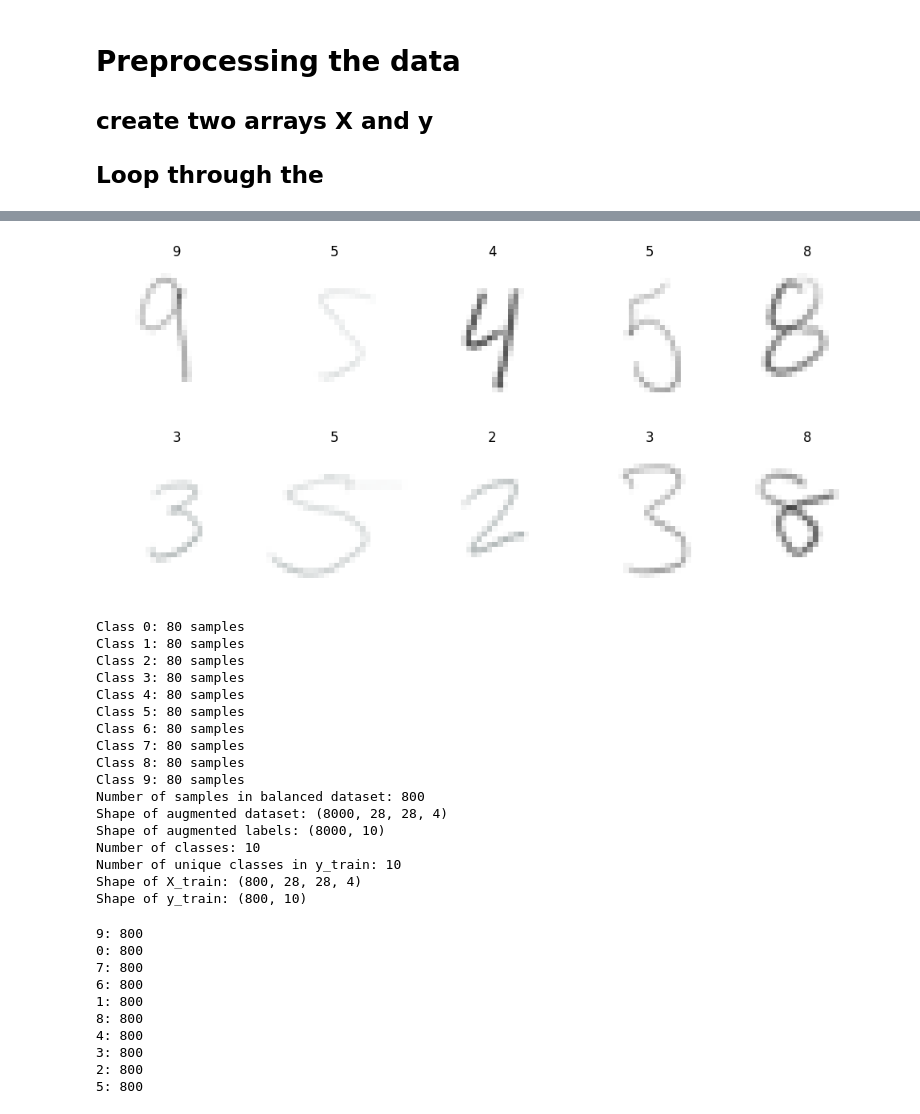
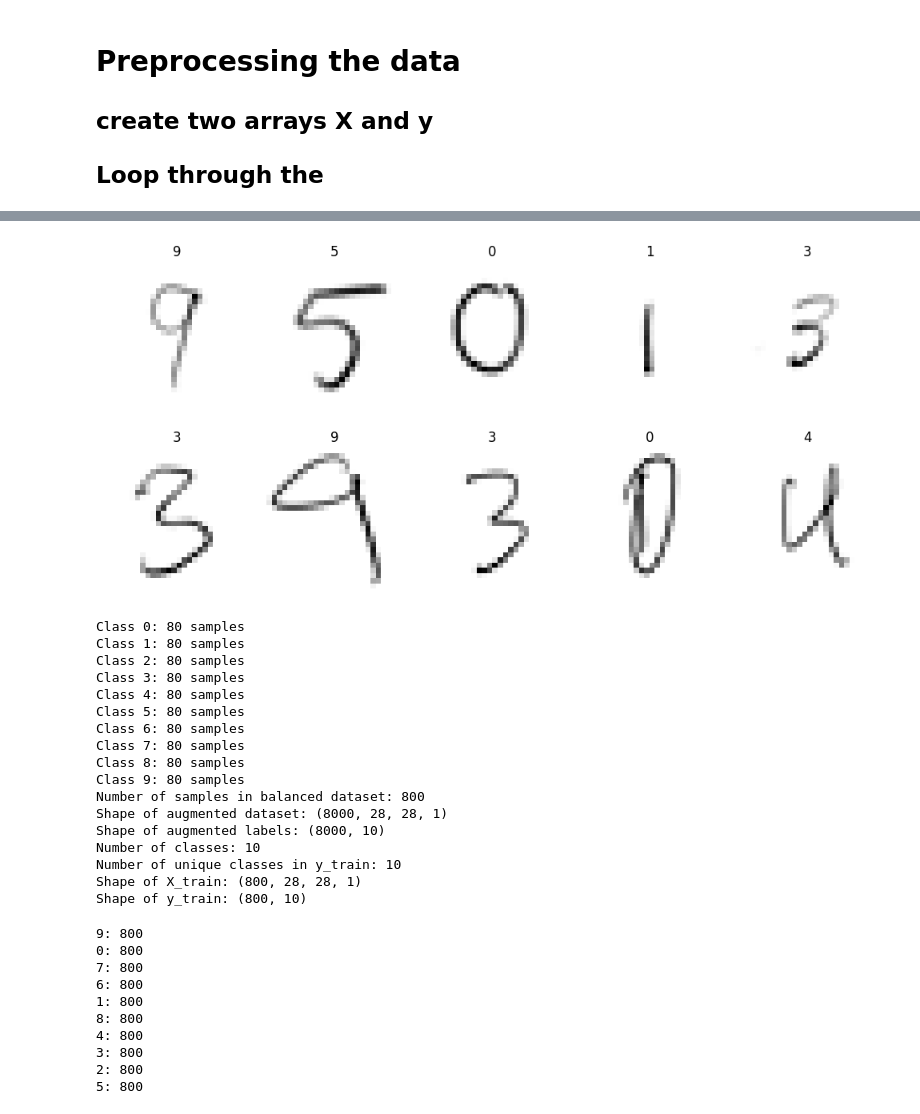
Before and after one commit to LingT03/M-SU-NIST-, a Jupyter notebook: MSUnist.ipynb, the cells around one changed output, grey strips where cells are left out. Cells and saved outputs as stored; diff of their text form; code cells hidden in the pictures.

```diff
--- a/MSUnist.ipynb
+++ b/MSUnist.ipynb
@@ -47,7 +47,7 @@ print(sorted(classes))
 
 ## Loop through the
 # %%
-# Create empty np arrarys to store the images and labels
+# Create empty np arrays to store the images and labels
 X = []
 y = []
 
@@ -62,11 +62,32 @@ for i, c in enumerate(classes):
     # Loop through the images
     for f in files:
         img = Image.open(os.path.join(data_dir, c, f))
-        img = img.resize((28, 28))
-        img = np.array(img)
-        img = img / 255
-        img = img.astype(np.float32)
-        X.append(img)
+
+        # Check if image is RGBA, if not, handle it
+        if img.mode != 'RGBA':
+            print(f"Skipping {f}: Not an RGBA image")
+            continue
+
+        # Convert RGBA image to RGB
+        img = img.convert('RGB')
+
+        # Convert RGB image to grayscale
+        gray_img = img.convert('L')
+
+        # Resize to (28, 28)
+        gray_img = gray_img.resize((28, 28))
+
+        # Convert to numpy array
+        gray_img = np.array(gray_img)
+
+        # Expand dimensions to make it (28, 28, 1)
+        gray_img = np.expand_dims(gray_img, axis=-1)
+
+        # Normalize pixel values to range [0, 1]
+        gray_img = gray_img / 255.0
+
+        # Append to the list of images and labels
+        X.append(gray_img)
         y.append(i)
 
 # Convert lists to arrays
@@ -137,20 +158,20 @@ Data loaded
 # %%
 # print a random sample images
 import matplotlib.pyplot as plt
 
 fig, axes = plt.subplots(2, 5, figsize=(10, 5))
 axes = axes.ravel()
 
 for i in range(10):
     idx = np.random.randint(0, X_train.shape[0])
-    axes[i].imshow(X_train[idx])
+    axes[i].imshow(X_train[idx], cmap = "gray")
     axes[i].set_title(classes[np.argmax(y_train[idx])])
     axes[i].axis('off')
 
 plt.tight_layout()
 plt.show()
 # %% [output]
-[figure, old version]
+[figure, new version]
 # %%
 # data augmentation
 datagen = ImageDataGenerator(
@@ -184,7 +205,7 @@ print("Number of samples in balanced dataset:", len(balanced_X_train))
 # Now, apply data augmentation to the balanced dataset
 # Generate augmented data for each sample in the balanced dataset
 for i in range(len(balanced_X_train)):
-    X_train_example = balanced_X_train[i].reshape((1, 28, 28, 4))
+    X_train_example = balanced_X_train[i].reshape((1, 28, 28, 1))
     y_train_example = balanced_y_train[i].reshape((1, 10))  # Reshape to (1, 10) as it's one-hot encoded
     num_augmented_samples = 10  # You can adjust the number of augmented samples per original sample
     for _ in range(num_augmented_samples):
@@ -218,11 +239,11 @@ Class 7: 80 samples
 Class 8: 80 samples
 Class 9: 80 samples
 Number of samples in balanced dataset: 800
-Shape of augmented dataset: (8000, 28, 28, 4)
+Shape of augmented dataset: (8000, 28, 28, 1)
 Shape of augmented labels: (8000, 10)
 Number of classes: 10
 Number of unique classes in y_train: 10
-Shape of X_train: (800, 28, 28, 4)
+Shape of X_train: (800, 28, 28, 1)
 Shape of y_train: (800, 10)
 # %%
 for i, c in enumerate(classes):
```
Also changed, not shown: parts of 5 cells of this notebook, 5 other files.
